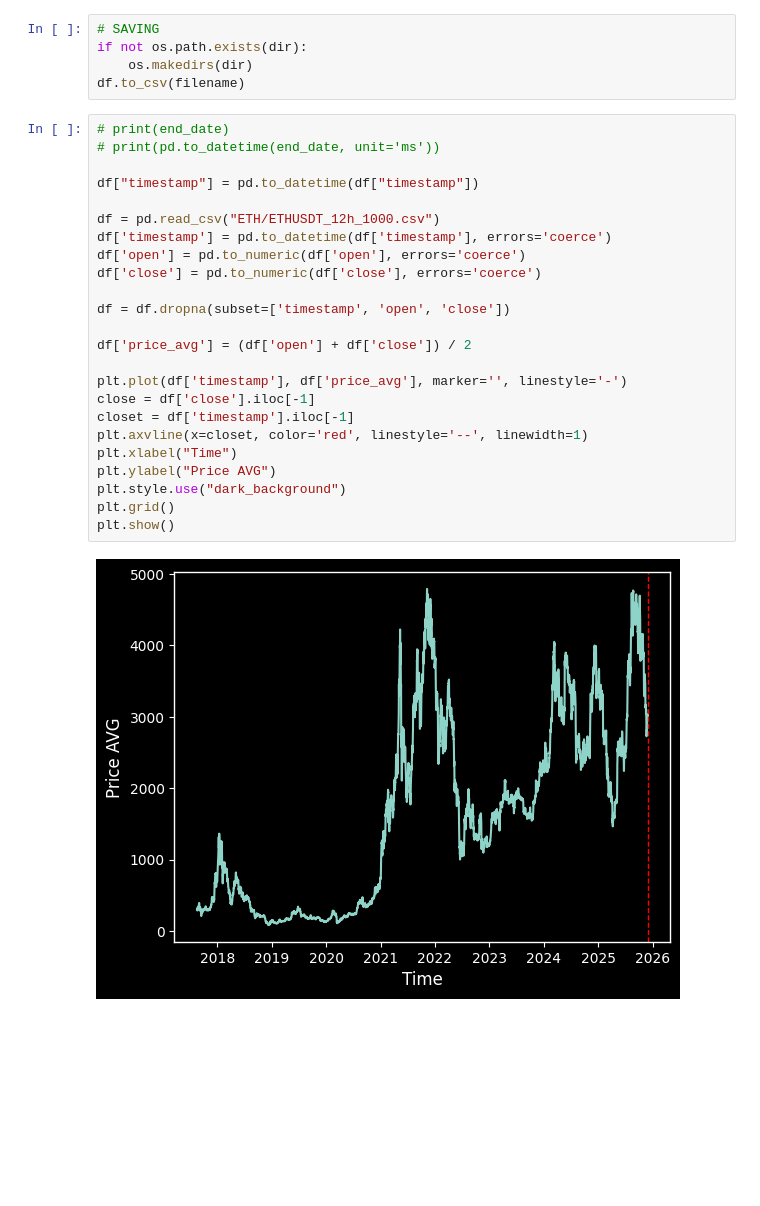
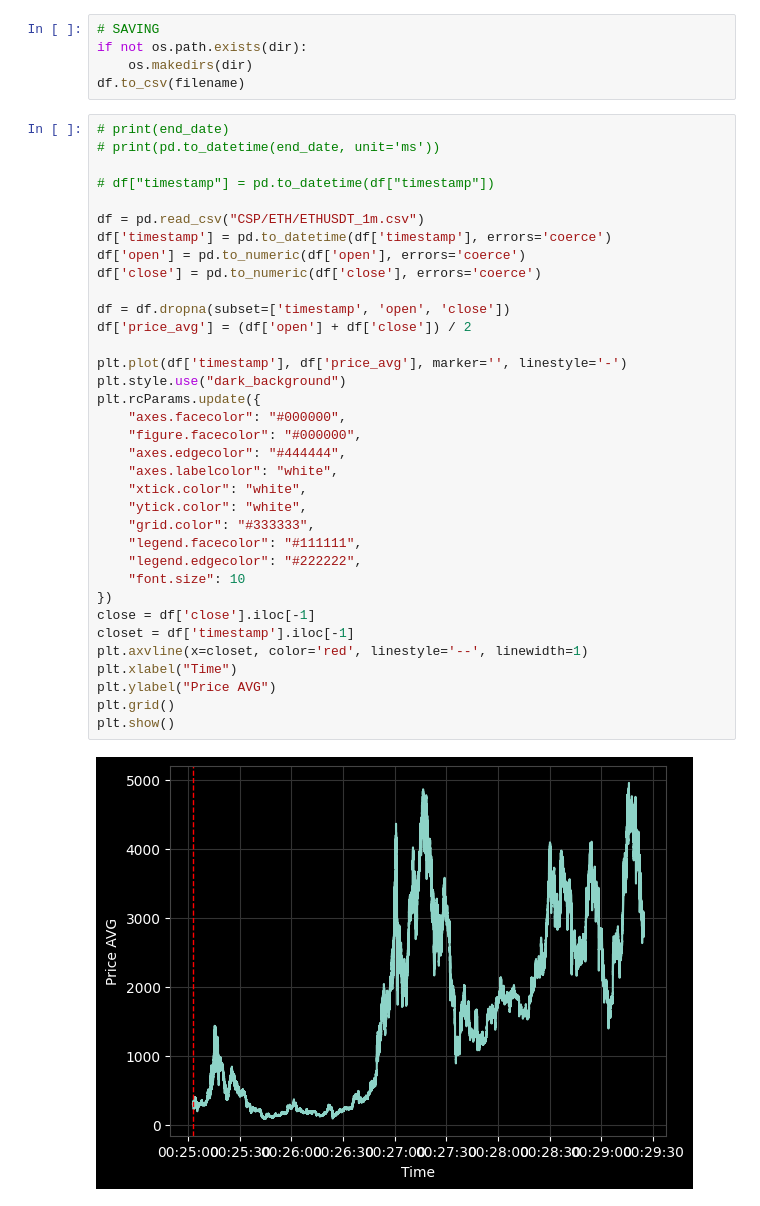
Before and after one commit to IamSTEINI/crypto-strategy-playground, a Jupyter notebook: get_chart_data.ipynb, the cells around one changed output. Drawn from its saved outputs; the diff is of its cells as text; blank space fills up the shorter version.

```diff
--- a/get_chart_data.ipynb
+++ b/get_chart_data.ipynb
@@ -33,26 +33,37 @@ df.to_csv(filename)
 # %%
 # print(end_date)
 # print(pd.to_datetime(end_date, unit='ms'))
 
-df["timestamp"] = pd.to_datetime(df["timestamp"])
+# df["timestamp"] = pd.to_datetime(df["timestamp"])
 
-df = pd.read_csv("ETH/ETHUSDT_12h_1000.csv")
+df = pd.read_csv("CSP/ETH/ETHUSDT_1m.csv")
 df['timestamp'] = pd.to_datetime(df['timestamp'], errors='coerce')
 df['open'] = pd.to_numeric(df['open'], errors='coerce')
 df['close'] = pd.to_numeric(df['close'], errors='coerce')
 
 df = df.dropna(subset=['timestamp', 'open', 'close'])
-
 df['price_avg'] = (df['open'] + df['close']) / 2
 
 plt.plot(df['timestamp'], df['price_avg'], marker='', linestyle='-')
+plt.style.use("dark_background")
+plt.rcParams.update({
+    "axes.facecolor": "#000000",
+    "figure.facecolor": "#000000",
+    "axes.edgecolor": "#444444",
+    "axes.labelcolor": "white",
+    "xtick.color": "white",
+    "ytick.color": "white",
+    "grid.color": "#333333",
+    "legend.facecolor": "#111111",
+    "legend.edgecolor": "#222222",
+    "font.size": 10
+})
 close = df['close'].iloc[-1]
 closet = df['timestamp'].iloc[-1]
 plt.axvline(x=closet, color='red', linestyle='--', linewidth=1)
 plt.xlabel("Time")
 plt.ylabel("Price AVG")
-plt.style.use("dark_background")
 plt.grid()
 plt.show()
 # %% [output]
-[figure, old version]
+[figure, new version]
```
Also changed, not shown: 3 other files.
